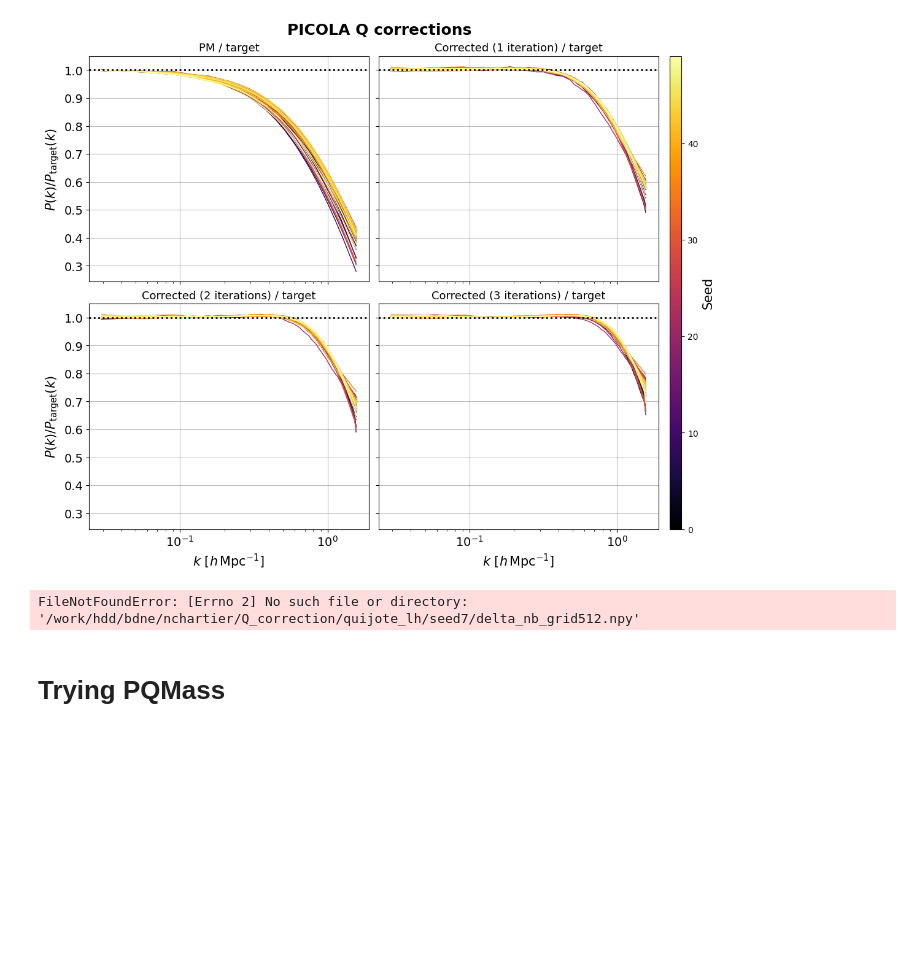
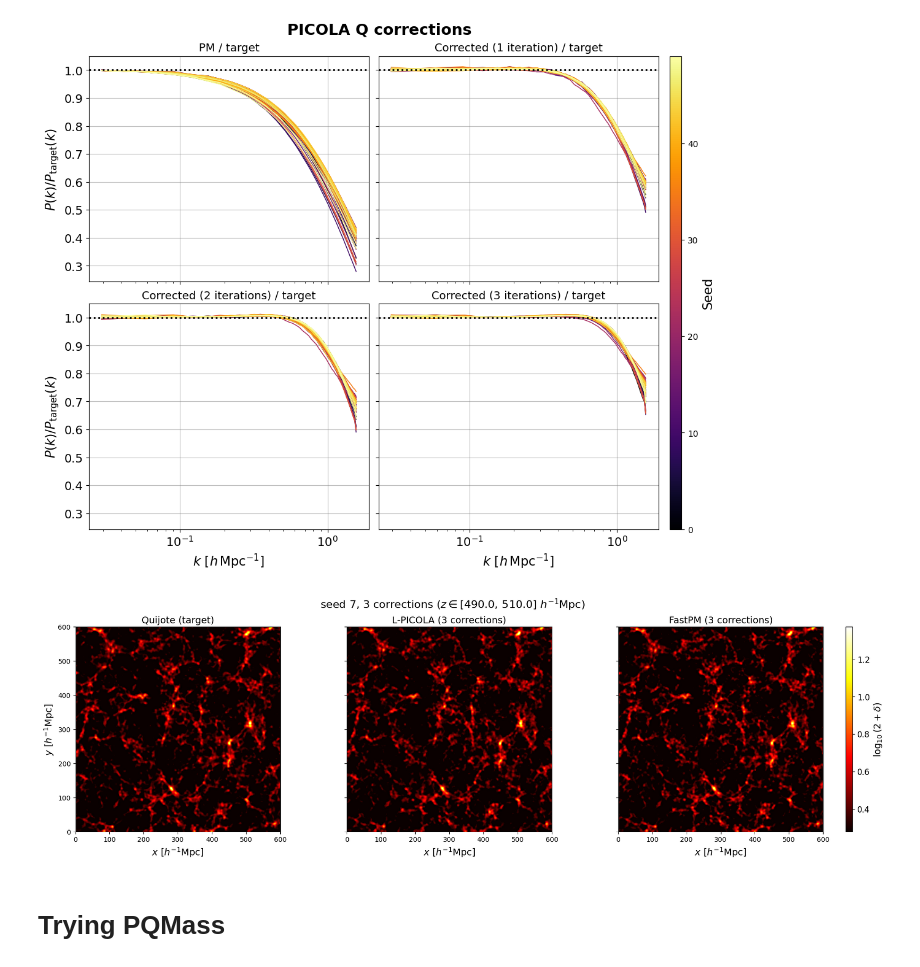
Before and after one commit to anirbanbairagi/Power-Spectrum-Change-Under-Gradient-Perturbation, a Jupyter notebook: plots_Q_set.ipynb, the cells around one changed output. Drawn from its saved outputs; the diff is of its cells as text; code cells hidden in the pictures; blank space fills up the shorter version.

Commit message:
Figures and pqmass test progress

```diff
--- a/plots_Q_set.ipynb
+++ b/plots_Q_set.ipynb
@@ -227,14 +233,28 @@ def load_lpicola(seed):
     path = "/work/hdd/bdne/nchartier/cola_lh/%d/Cola%d_512_20stepsnLPTpos0p5_z0p500" % (seed, seed)
     return readgadget.read_block(path, "POS ", [1]) / 1e3
 # %%
+QUIJOTE_ROOT = "/work/hdd/bdne/nchartier/quijote_lh"
+
+def load_quijote_delta(seed, grid):
+    return np.load(os.path.join(QUIJOTE_ROOT, str(seed), "delta_grid%d.npy" % grid))
+
+
+def load_saved_field(sim, seed, which, grid):
+    '''which: "pm" or "it1"/"it2"/"it3" -- picola/fastpm fields, still under
+    Q_correction/. Filenames aren't uniform: "pm" has no "corrected_" prefix,
+    but the iteration fields do (delta_corrected_it{n}_grid{g}.npy).'''
+    d = os.path.join(CORR_ROOT, sim, "seed%d" % seed)
+    if which == "pm":
+        fname = "delta_pm_grid%d.npy" % grid
+    else:
+        fname = "delta_corrected_%s_grid%d.npy" % (which, grid)
+    return np.load(os.path.join(d, fname))
+
 def plot_stage_comparison(seed, stage, grid=512,
                            x_min=0., x_max=600., y_min=0., y_max=600.,
                            z_min=490., z_max=510.,
                            dmin=0.9, dmax=80, smooth_sigma=1.0,
-                           figroot=figroot):
-    '''stage: 0 for the initial (uncorrected) fields, 1/2/3 for that many
-    Q-correction iterations. Plots Quijote (target) + L-PICOLA + FastPM at
-    that stage, all sliced from run_Q_correction.py's saved density grids.'''
+                           figroot=figroot, log_transform=False):
     if stage not in (0, 1, 2, 3):
         raise ValueError("stage must be 0, 1, 2, or 3, got %r" % stage)
 
@@ -243,24 +263,33 @@ def plot_stage_comparison(seed, stage, grid=512,
 
     BoxSize = get_boxsize(seed)
 
-    field_nb = load_saved_field("picola", seed, "nb", grid)  # nb is identical under either sim folder
+    field_nb = load_quijote_delta(seed, grid)
     field_picola = load_saved_field("picola", seed, which, grid)
     field_fastpm = load_saved_field("fastpm", seed, which, grid)
 
     fields_2d = [slice_2d(f, BoxSize, grid, x_min, x_max, y_min, y_max, z_min, z_max)
                  for f in (field_nb, field_picola, field_fastpm)]
 
-    return plot_fields_slices(
+    fig, axes = plot_fields_slices(
         fields_2d,
         ["Quijote (target)", "L-PICOLA (%s)" % stage_label, "FastPM (%s)" % stage_label],
         x_min, x_max, y_min, y_max, z_min, z_max,
         scale='log', colmap='hot', dmin=dmin, dmax=dmax,
-        smooth_sigma=smooth_sigma, figroot=figroot,
-        fname="dfield_slices_seed%d_stage%d.pdf" % (seed, stage))
+        smooth_sigma=smooth_sigma, figroot=None, log_transform=log_transform)
+
+    fig.suptitle(r'seed %d, %s ($z \in [%.1f,\,%.1f]\ h^{-1}\mathrm{Mpc}$)' %
+                 (seed, stage_label, z_min, z_max), fontsize=16)
+
+    if figroot is not None:
+        os.makedirs(figroot, exist_ok=True)
+        fname = "dfield_slices_seed%d_stage%d.pdf" % (seed, stage)
+        plt.savefig(os.path.join(figroot, fname), bbox_inches="tight")
+
+    return fig, axes
 # %%
-fig, axes = plot_stage_comparison(seed=7, stage=1)
+fig, axes = plot_stage_comparison(seed=7, stage=3, log_transform = True)
 # %% [output]
-FileNotFoundError: [Errno 2] No such file or directory: '/work/hdd/bdne/nchartier/Q_correction/quijote_lh/seed7/delta_nb_grid512.npy'
+[figure, added]
 # %% [markdown]
 # Trying PQMass
 # %% [markdown]
```
Also changed, not shown: parts of 6 cells of this notebook, 7 other files.
